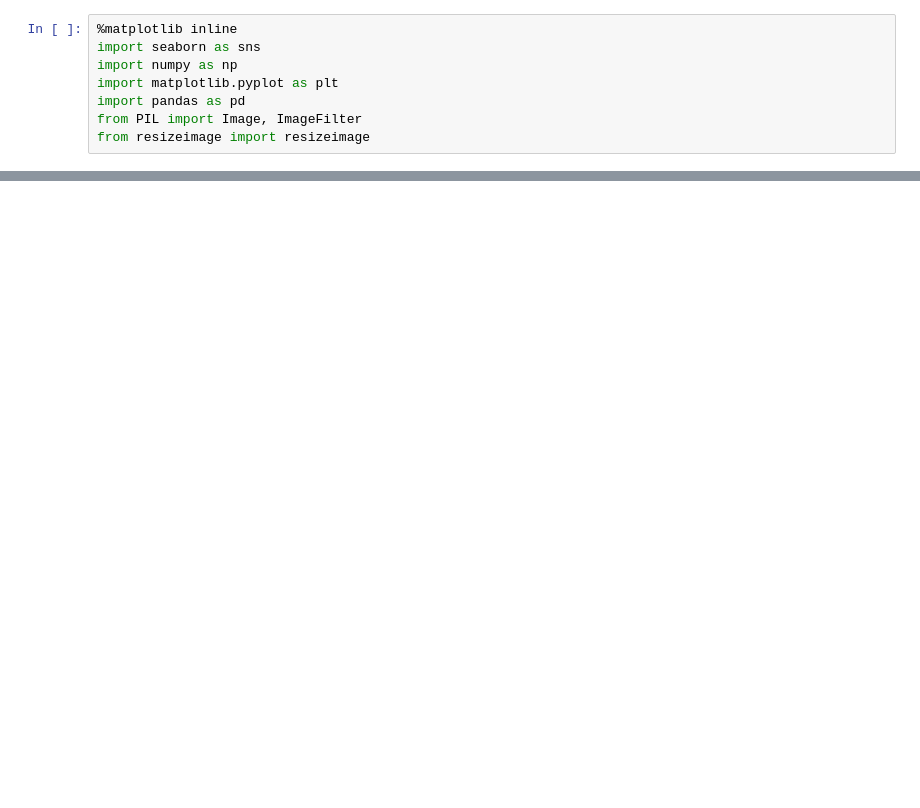
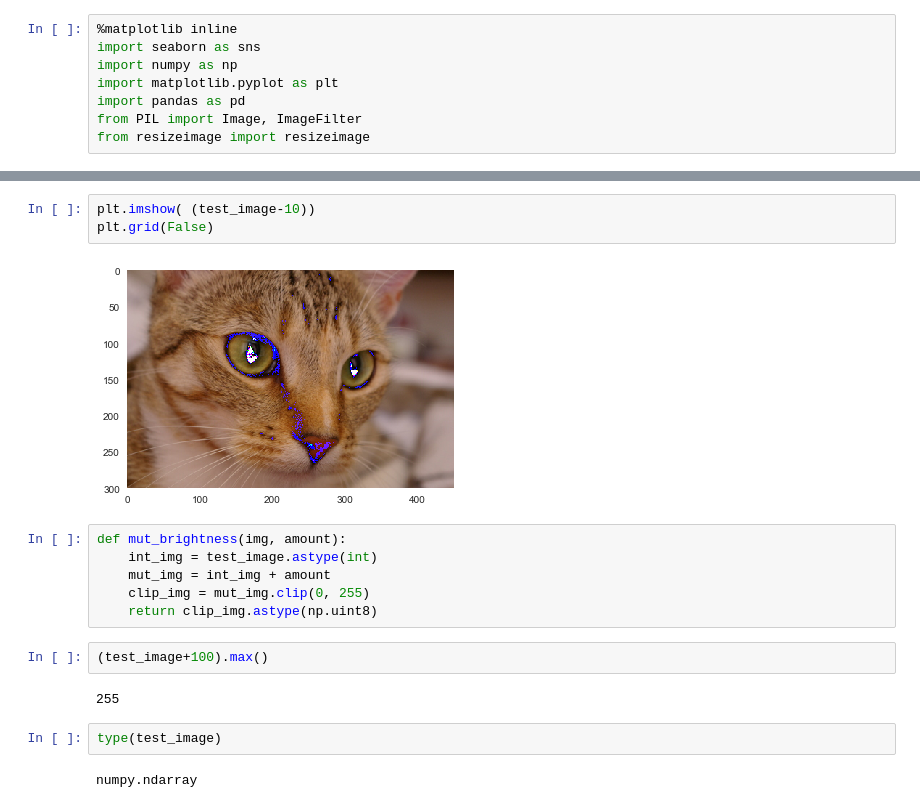
Before and after one commit to ZackAkil/image-fission, a Jupyter notebook: notebooks/1# test image manipulation.ipynb, the cells around one changed output, grey strips where cells are left out. Cells and saved outputs as stored; diff of their text form; blank space fills up the shorter version.

Commit message:
added brightness mutator and crop mutator

```diff
--- a/notebooks/1# test image manipulation.ipynb
+++ b/notebooks/1# test image manipulation.ipynb
@@ -30,0 +18,19 @@ array([[[255, 255, 255, 110],
+# %%
+plt.imshow( (test_image-10))
+plt.grid(False)
+# %% [output]
+[figure, added]
+# %%
+def mut_brightness(img, amount):
+    int_img = test_image.astype(int)
+    mut_img = int_img + amount
+    clip_img = mut_img.clip(0, 255)
+    return clip_img.astype(np.uint8)
+# %%
+(test_image+100).max()
+# %% [output]
+255
+# %%
+type(test_image)
+# %% [output]
+numpy.ndarray
```
Also changed, not shown: parts of 8 cells of this notebook.
